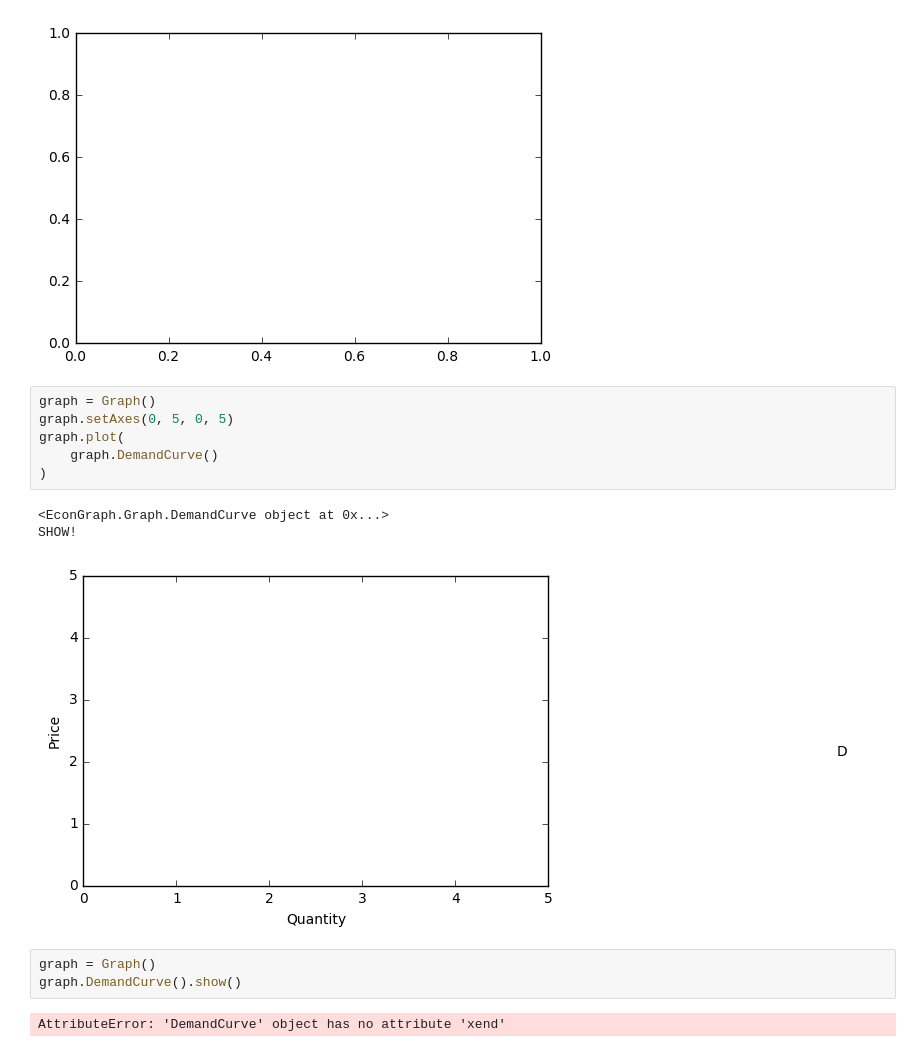
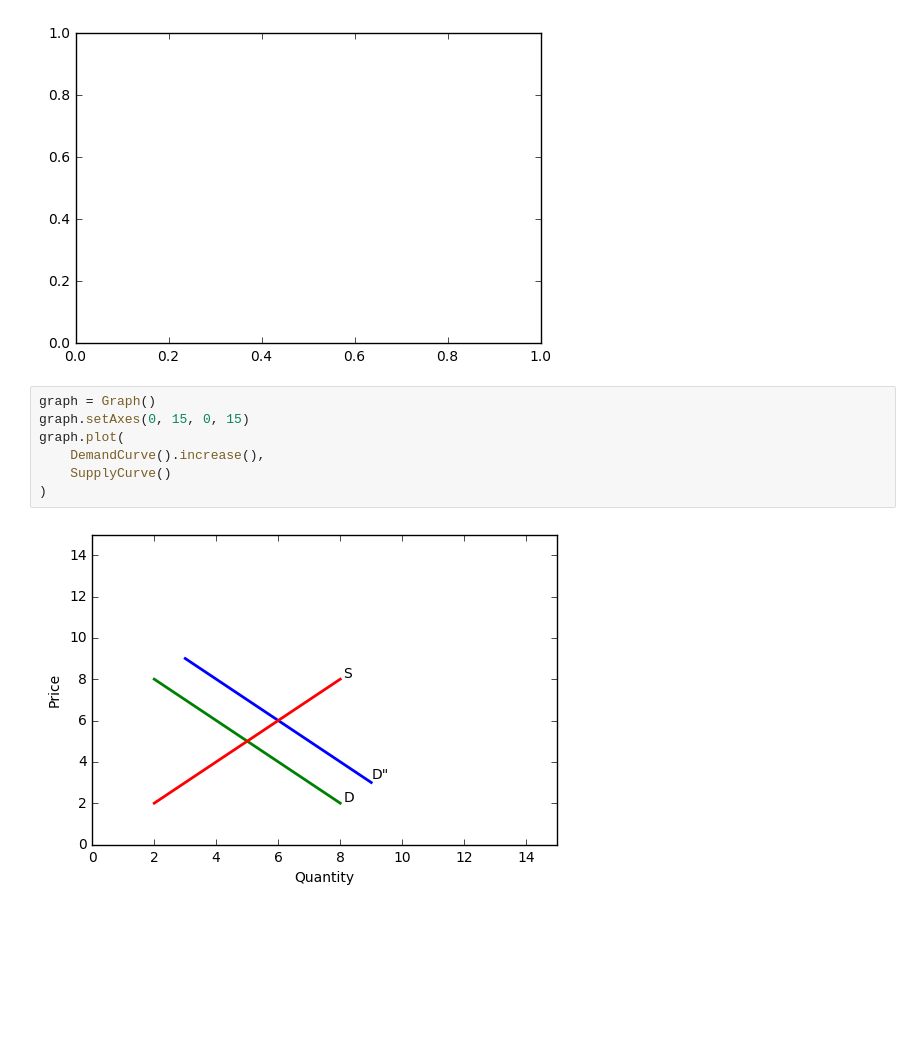
Before and after one commit to farhanatt/EconGraph, a Jupyter notebook: notebooks/Test.ipynb, the cells around one changed output. Drawn from its saved outputs; the diff is of its cells as text; blank space fills up the shorter version.

Commit message:
Separate graph, cleanup demand

```diff
--- a/notebooks/Test.ipynb
+++ b/notebooks/Test.ipynb
@@ -227,16 +232,10 @@ plt.axes()
 [figure]
 # %%
 graph = Graph()
-graph.setAxes(0, 5, 0, 5)
+graph.setAxes(0, 15, 0, 15)
 graph.plot(
-    graph.DemandCurve()
+    DemandCurve().increase(),
+    SupplyCurve()
 )
 # %% [output]
-<EconGraph.Graph.DemandCurve object at 0x...>
-SHOW!
-[figure, old version]
+[figure, new version]
-# %%
-graph = Graph()
-graph.DemandCurve().show()
-# %% [output]
-AttributeError: 'DemandCurve' object has no attribute 'xend'
```
Also changed, not shown: parts of 25 cells of this notebook, 1 other file.
